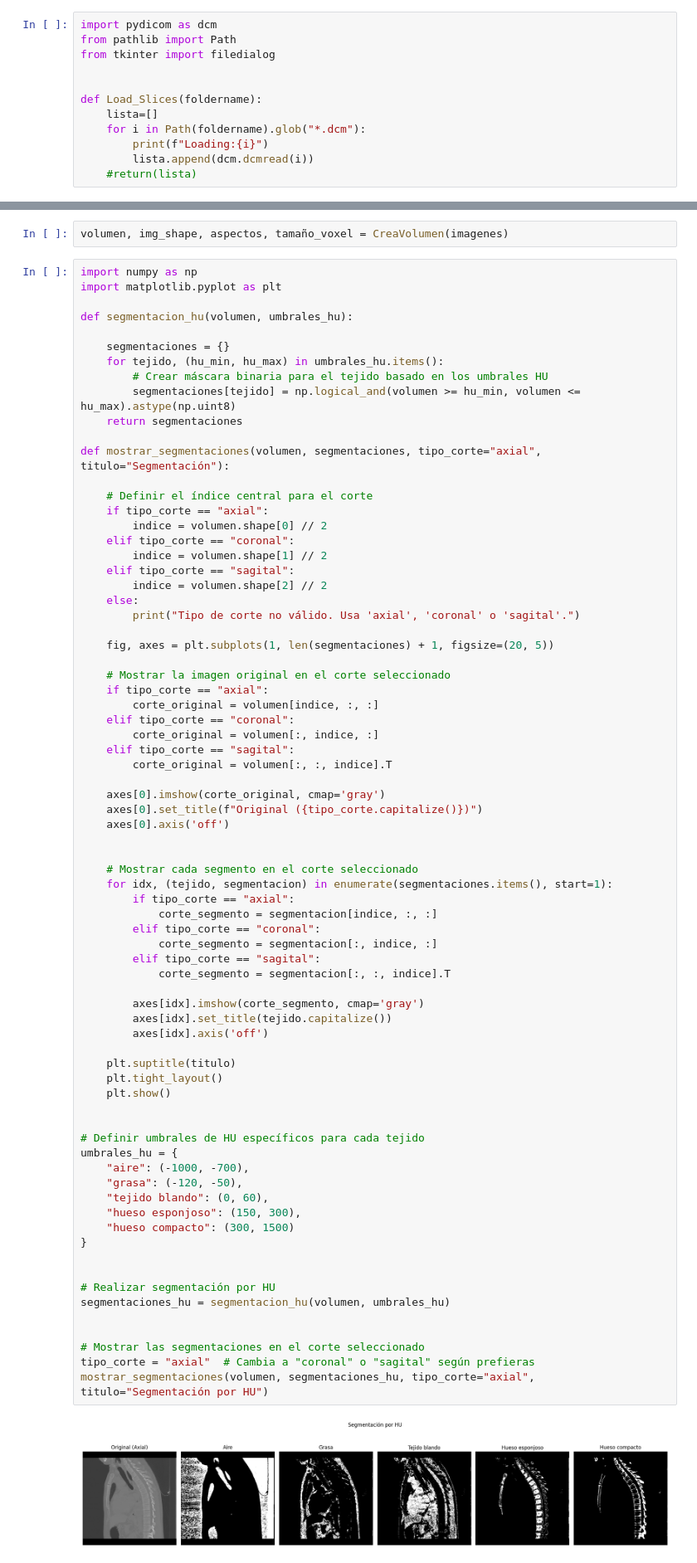
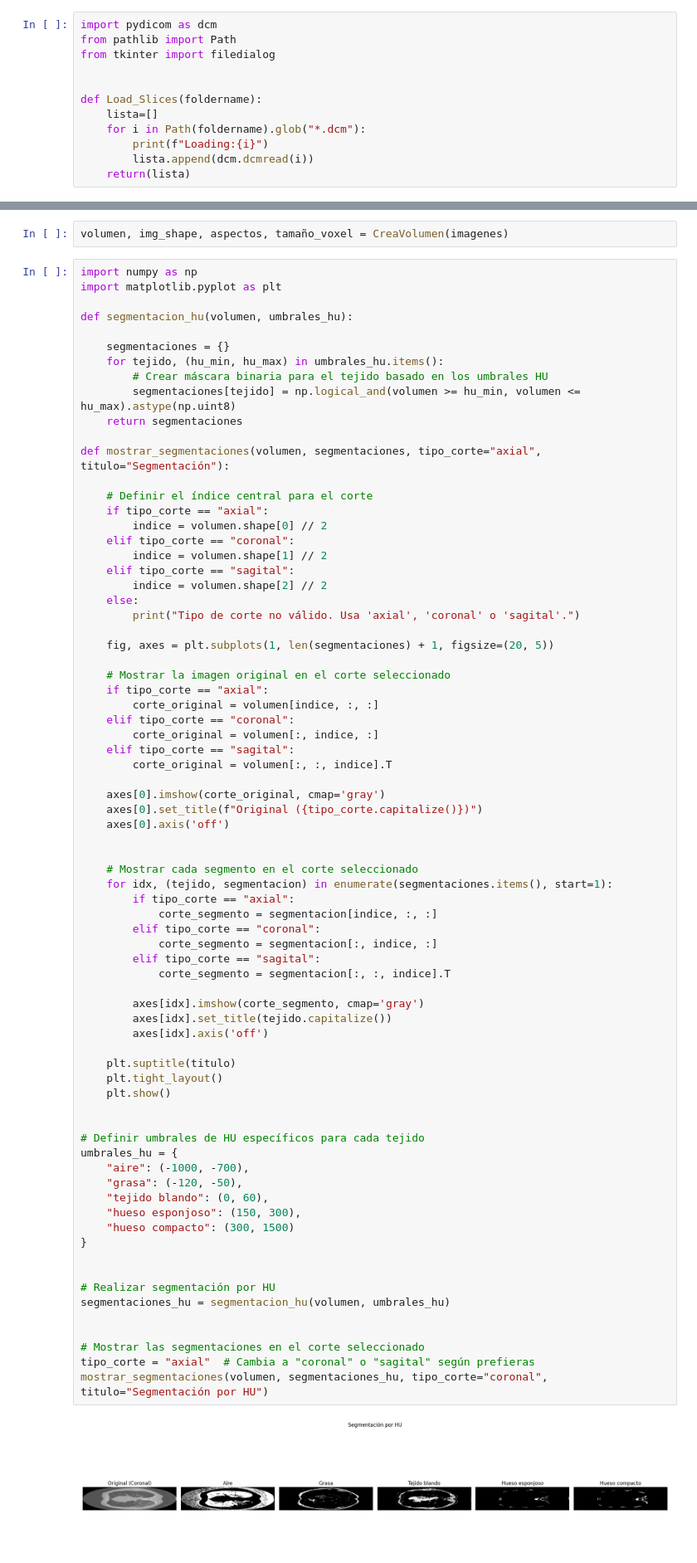
Before and after one commit to PaulaMartinezCamarero/P1_Sistemas_Inteligentes, a Jupyter notebook: code/Practica_1.ipynb, the cells around one changed output, grey strips where cells are left out. Shown at 83% size. Drawn from its saved outputs; the diff is of its cells as text; blank space fills up the shorter version.

```diff
--- a/code/Practica_1.ipynb
+++ b/code/Practica_1.ipynb
@@ -146,7 +146,7 @@ def Load_Slices(foldername):
     for i in Path(foldername).glob("*.dcm"):
         print(f"Loading:{i}")
         lista.append(dcm.dcmread(i))
-    #return(lista)
+    return(lista)
 # %%
 foldername=filedialog.askdirectory(title="Selecciona una carpeta")
 
@@ -490,35 +455,35 @@ def mostrar_segmentaciones(volumen, segmentaciones, tipo_corte="axial", titulo="
             corte_segmento = segmentacion[:, indice, :]
         elif tipo_corte == "sagital":
             corte_segmento = segmentacion[:, :, indice].T
 
         axes[idx].imshow(corte_segmento, cmap='gray')
         axes[idx].set_title(tejido.capitalize())
         axes[idx].axis('off')
 
     plt.suptitle(titulo)
     plt.tight_layout()
     plt.show()
 
 
 # Definir umbrales de HU específicos para cada tejido
 umbrales_hu = {
     "aire": (-1000, -700),
     "grasa": (-120, -50),
     "tejido blando": (0, 60),
     "hueso esponjoso": (150, 300),
     "hueso compacto": (300, 1500)
 }
 
 
 # Realizar segmentación por HU
 segmentaciones_hu = segmentacion_hu(volumen, umbrales_hu)
 
 
 # Mostrar las segmentaciones en el corte seleccionado
 tipo_corte = "axial"  # Cambia a "coronal" o "sagital" según prefieras
-mostrar_segmentaciones(volumen, segmentaciones_hu, tipo_corte="axial", titulo="Segmentación por HU")
+mostrar_segmentaciones(volumen, segmentaciones_hu, tipo_corte="coronal", titulo="Segmentación por HU")
 # %% [output]
-[figure, old version]
+[figure, new version]
 # %%
 import numpy as np
 import matplotlib.pyplot as plt
```
Also changed, not shown: parts of 5 cells of this notebook.
